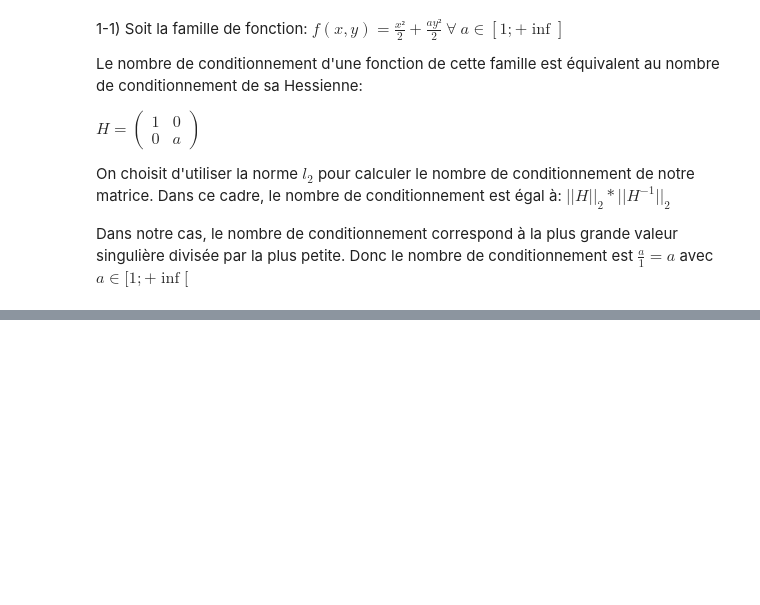
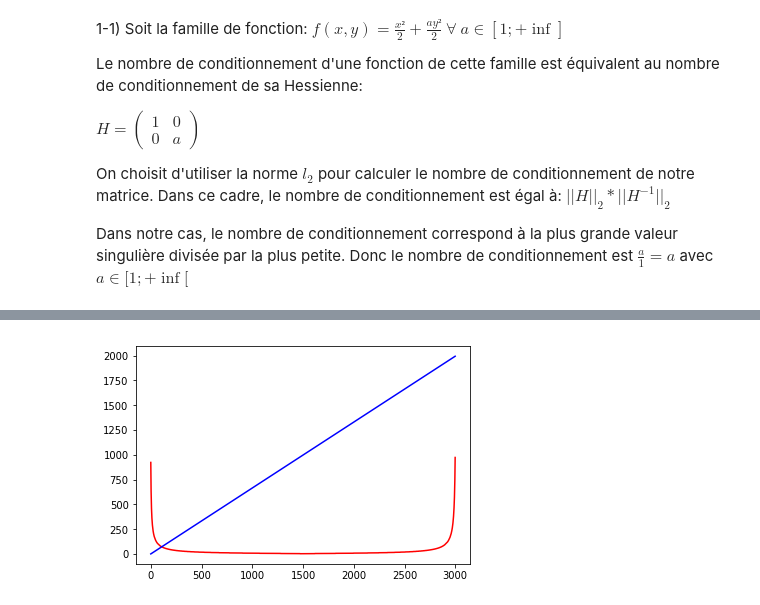
Before and after one commit to Garfounkel/Convex-Optimisation, a Jupyter notebook: ocvx_exam2_2019.ipynb, the cells around one changed output, grey strips where cells are left out. Drawn from its saved outputs; the diff is of its cells as text; code cells hidden in the pictures; blank space fills up the shorter version.

```diff
--- a/ocvx_exam2_2019.ipynb
+++ b/ocvx_exam2_2019.ipynb
@@ -94,0 +101,4 @@ def eval_nb_iterations(step, set_size=30, max_value=50):
+# %%
+eval_nb_iterations(0.001, 3000, 1993)
+# %% [output]
+[figure, added]
```
Also changed, not shown: parts of 15 cells of this notebook.
